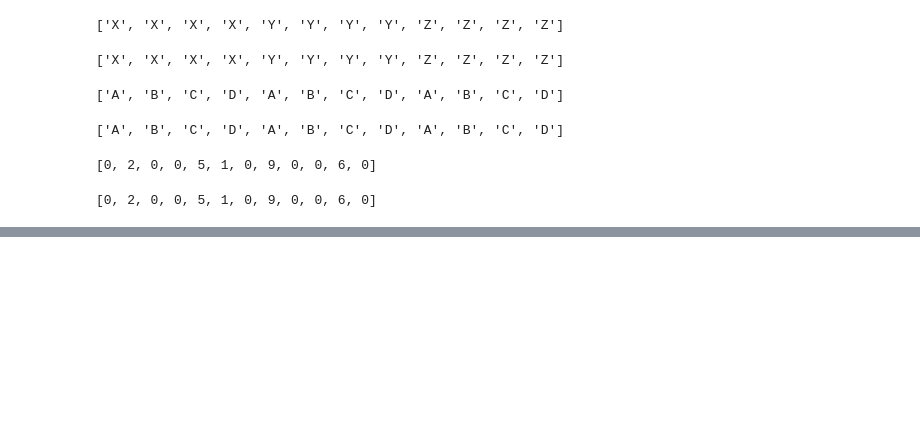
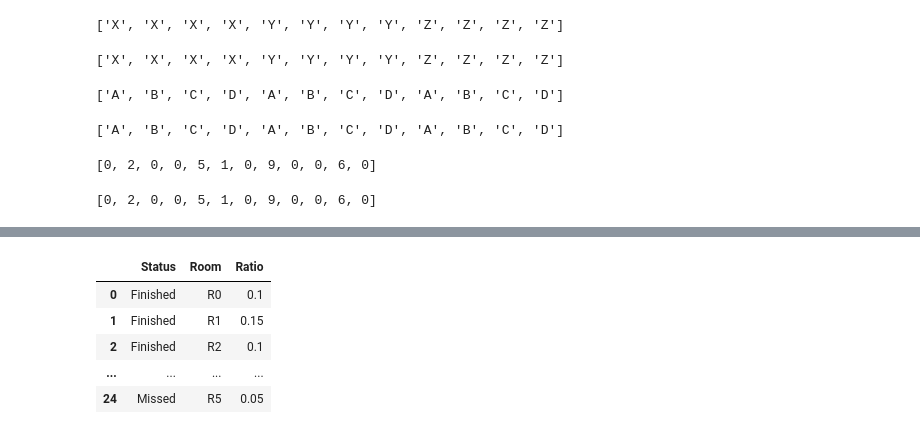
Before and after one commit to gxx-ljy/Pandas-, a Jupyter notebook: 综合题二.ipynb, the cells around one changed output, grey strips where cells are left out. Saved outputs shown, nothing was run; the diff lists cells and outputs as text; code cells hidden in the pictures; blank space fills up the shorter version.

```diff
--- a/综合题二.ipynb
+++ b/综合题二.ipynb
@@ -525,0 +569,16 @@ list(df.values.T.reshape(-1))
+# %%
+pd.DataFrame(
+    {
+        "Status": ["Finished"]*3 + ["..."] + ["Missed"],
+        "Room": ["R0", "R1", "R2", "...", "R5"],
+        "Ratio": [0.1, 0.15, 0.1, "...", 0.05],
+    },
+    index=[0,1,2,"...",24]
+)
+# %% [output]
+|  | Status | Room | Ratio |
+| 0 | Finished | R0 | 0.1 |
+| 1 | Finished | R1 | 0.15 |
+| 2 | Finished | R2 | 0.1 |
+| ... | ... | ... | ... |
+| 24 | Missed | R5 | 0.05 |
```
Also changed, not shown: parts of 9 cells of this notebook.
